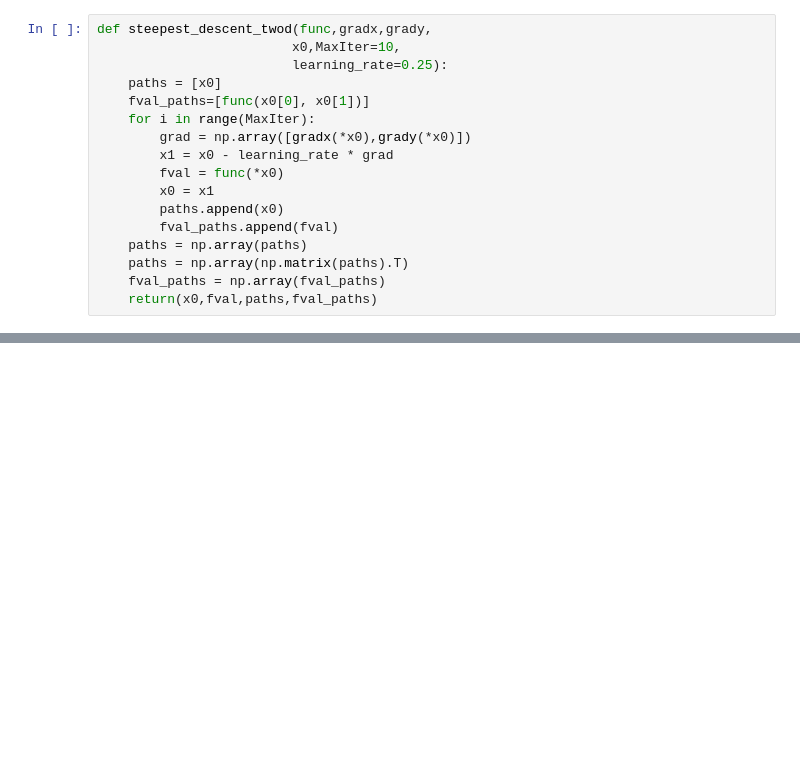
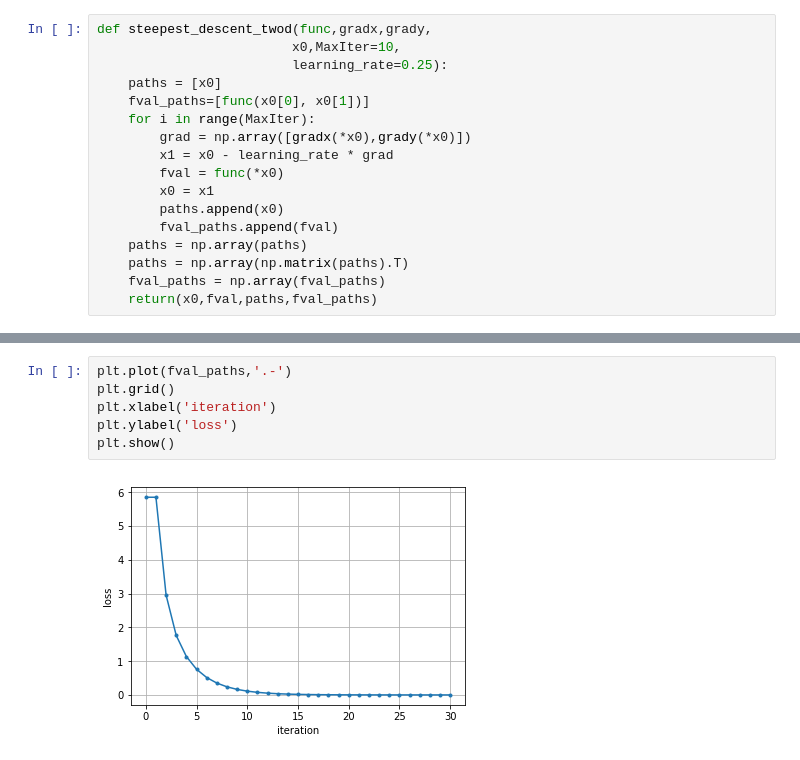
Before and after one commit to dw-shin/NA_notes, a Jupyter notebook: tensorflow2.ipynb, the cells around one changed output, grey strips where cells are left out. Drawn from its saved outputs; the diff is of its cells as text; blank space fills up the shorter version.

```diff
--- a/tensorflow2.ipynb
+++ b/tensorflow2.ipynb
@@ -788,0 +812,8 @@ def steepest_descent_twod(func,gradx,grady,
+# %%
+plt.plot(fval_paths,'.-')
+plt.grid()
+plt.xlabel('iteration')
+plt.ylabel('loss')
+plt.show()
+# %% [output]
+[figure, added]
```
Also changed, not shown: parts of 4 cells of this notebook, 2 other files.
